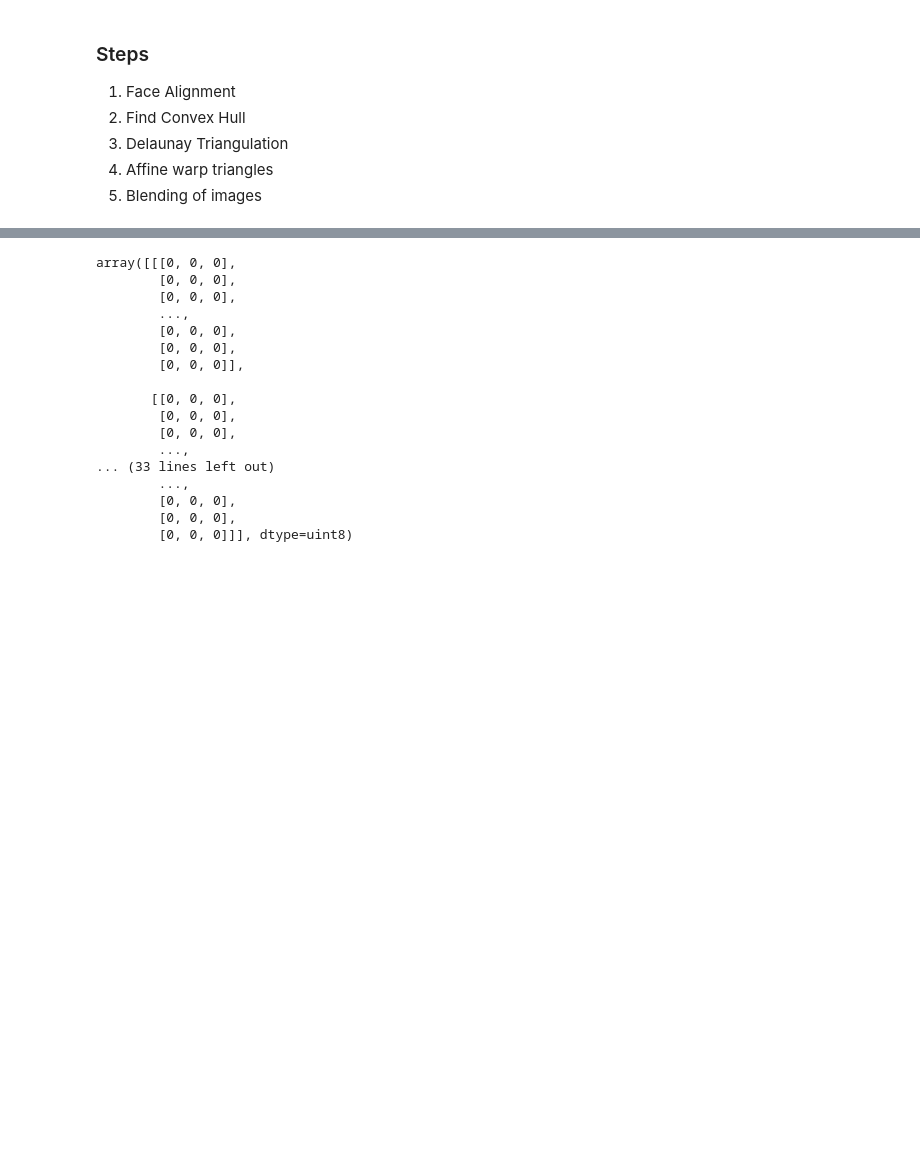
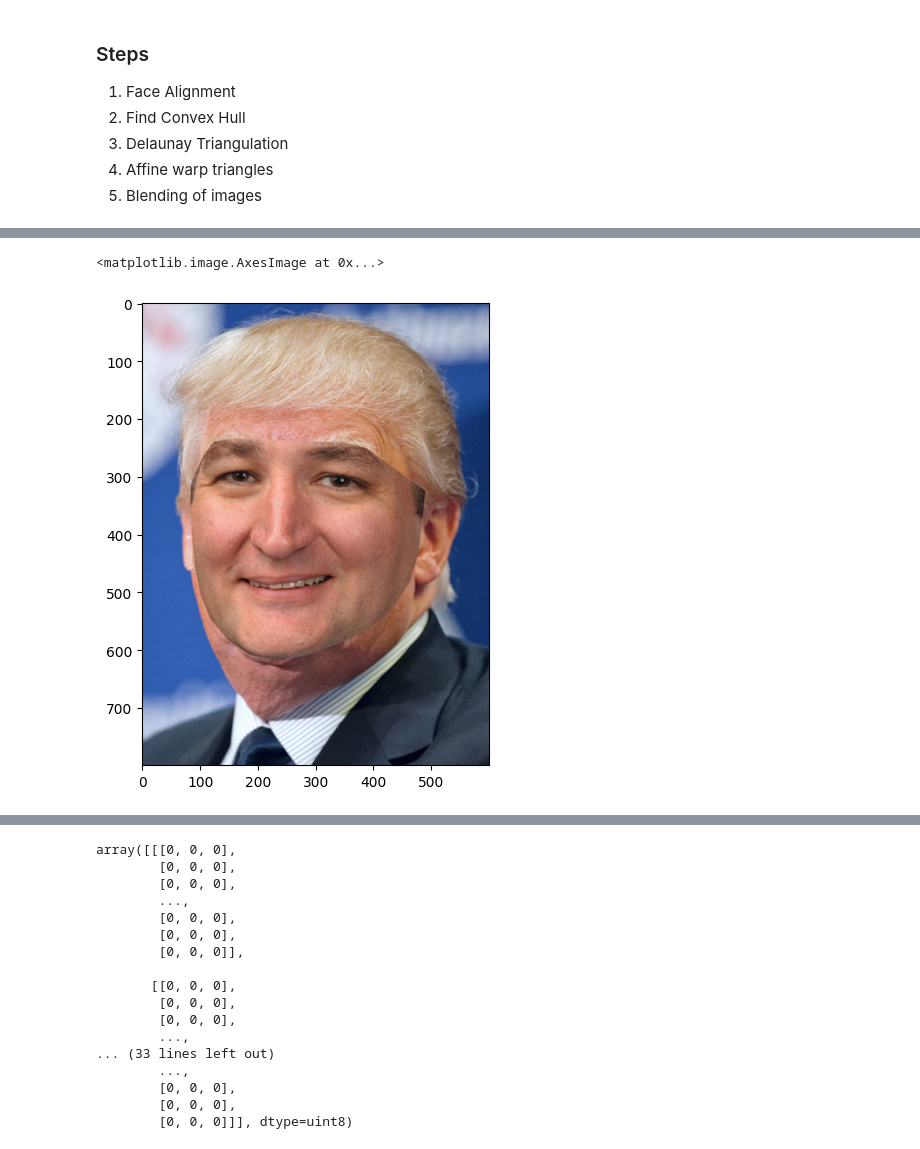
Before and after one commit to DastanIqbal/LearnOpenCV, a Jupyter notebook: src/OpenCV/dlap/week3/FaceSwap.ipynb, the cells around one changed output, grey strips where cells are left out. Drawn from its saved outputs; the diff is of its cells as text; code cells hidden in the pictures; blank space fills up the shorter version.

```diff
--- a/src/OpenCV/dlap/week3/FaceSwap.ipynb
+++ b/src/OpenCV/dlap/week3/FaceSwap.ipynb
@@ -69,15 +78,20 @@ if len(dt) == 0:
 # %%
 # Apply affine transformation to delaunay triangles
 
 for i in range(0, len(dt)):
     t1 = []
     t2 = []
 
     for j in range(0,3):
         t1.append(hull1[dt[i][j]])
         t2.append(hull2[dt[i][j]])
 
     fbc.warpTriangle(image1,img1Warped, t1, t2)
+
+plt.imshow(img1Warped[:,:,::-1])
+# %% [output]
+<matplotlib.image.AxesImage at 0x...>
+[figure, added]
 # %%
 print("Time taken for faceswap {:.3f} seconds".format(time.time()
     - t))
```
Also changed, not shown: parts of 4 cells of this notebook, 2 other files.
